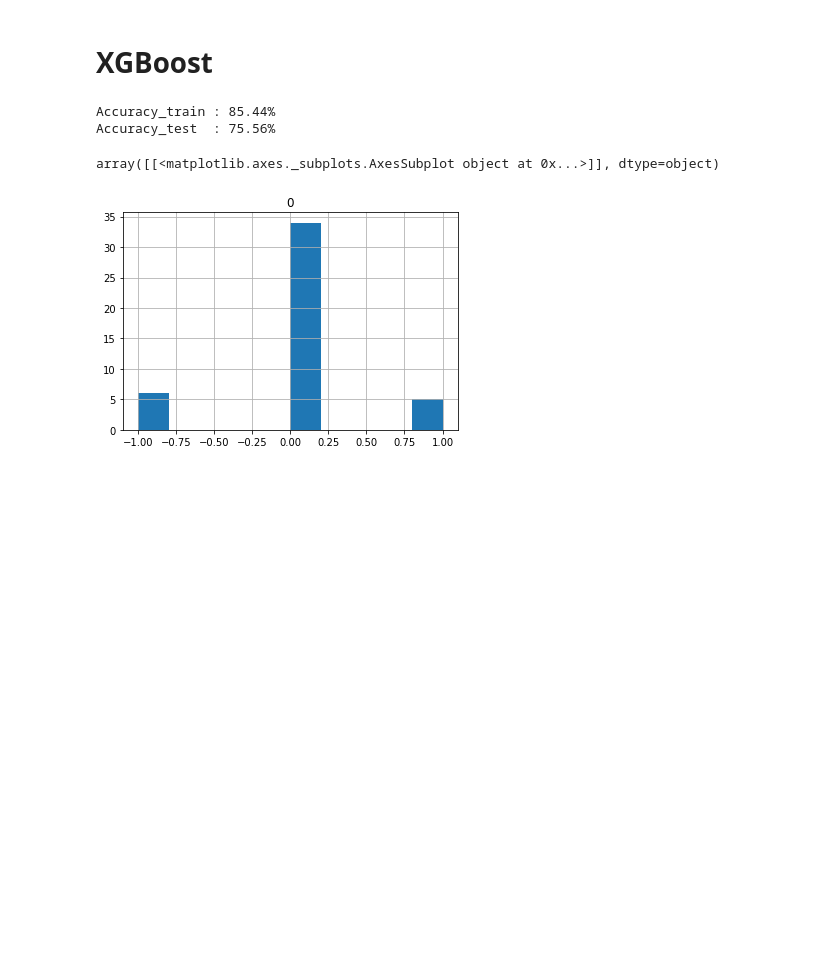
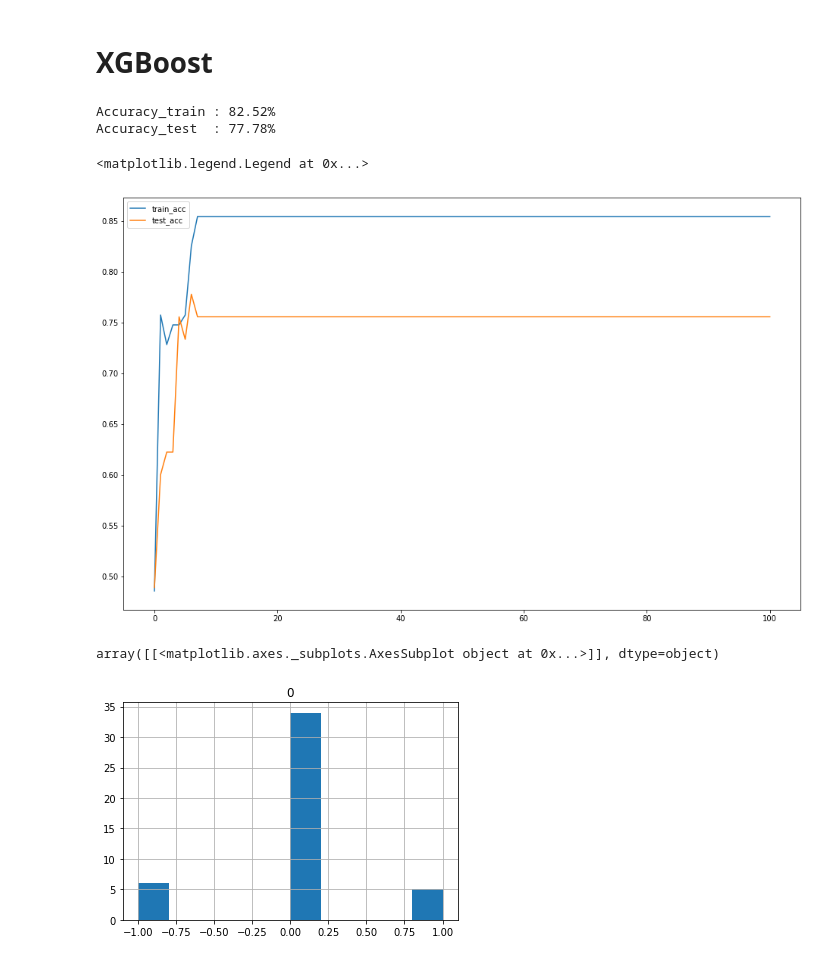
Before and after one commit to HowardOhMyGod/stock_back_end, a Jupyter notebook: src/basic_analysis/Random Forest - IC Design.ipynb, the cells around one changed output. Saved outputs shown, nothing was run; the diff lists cells and outputs as text; code cells hidden in the pictures; blank space fills up the shorter version.

Commit message:
modify model

```diff
--- a/src/basic_analysis/Random Forest - IC Design.ipynb
+++ b/src/basic_analysis/Random Forest - IC Design.ipynb
@@ -217,7 +285,7 @@ import numpy as np
 import matplotlib.pyplot as plt
 %matplotlib inline
 
-data = pd.read_csv("data.csv")
+data = pd.read_csv("data_IC_Design.csv")
 data.drop(["公司", "date", "code"], axis = 1, inplace = True)
 Return = np.array(data["return"])
 
@@ -265,7 +333,7 @@ from sklearn.model_selection import train_test_split
 x_train, x_test, y_train, y_test =  train_test_split(X, Y, test_size = 0.3, random_state = 666)
 
 clf = XGBClassifier(criterion = "entropy",
-                             n_estimators = 10,
+                             n_estimators = 6,
                              random_state = 6,
                              max_features = 0.5,
                              max_depth = 8,
@@ -283,13 +351,54 @@ y_predict_test = clf.predict(x_test)
 from sklearn.metrics import accuracy_score
 
 train_acc = accuracy_score(y_train, z)
-test_acc = accuracy_score(y_predict_test, y_test)
+test_acc = accuracy_score(y_test, y_predict_test)
 
 print("Accuracy_train : %.2f%%" % (train_acc * 100.0),"\n"
       "Accuracy_test  : %.2f%%" % (test_acc * 100.0))
 # %% [output]
-Accuracy_train : 85.44%
-Accuracy_test  : 75.56%
+Accuracy_train : 82.52%
+Accuracy_test  : 77.78%
+# %%
+from sklearn.model_selection import train_test_split
+x_train, x_test, y_train, y_test =  train_test_split(X, Y, test_size = 0.3, random_state = 666)
+
+from sklearn.ensemble import RandomForestClassifier
+from sklearn.metrics import accuracy_score
+
+acc_train = []
+acc_test = []
+
+for i in (range(0, 101)):
+    clf = XGBClassifier(criterion = "entropy",
+                             n_estimators = i,
+                             random_state = 6,
+                             max_features = 0.5,
+                             max_depth = 8,
+                             min_samples_leaf = 8,
+                             learning_rate = 0.1,
+                             booster = "gbtree",   #用linear→69%, 71%，且2,2猜狠準,
+                             gamma = 6  #設1 → 77%但有overfitting問題
+                             )
+
+    clf.fit(x_train, y_train)
+    z = clf.predict(x_train)
+
+    y_predict_test = clf.predict(x_test)
+
+    train_acc = accuracy_score(y_train, z)
+    test_acc = accuracy_score(y_test, y_predict_test)
+
+    acc_train = np.append(acc_train, train_acc)
+
+    acc_test = np.append(acc_test, test_acc)
+
+plt.figure(figsize = (16, 10))
+plt.plot(acc_train, label = "train_acc")
+plt.plot(acc_test, label = "test_acc")
+plt.legend()
+# %% [output]
+<matplotlib.legend.Legend at 0x...>
+[figure, added]
 # %%
 pd.DataFrame((y_predict_test - y_test)).hist()
 # %% [output]
```
Also changed, not shown: parts of 14 cells of this notebook.
